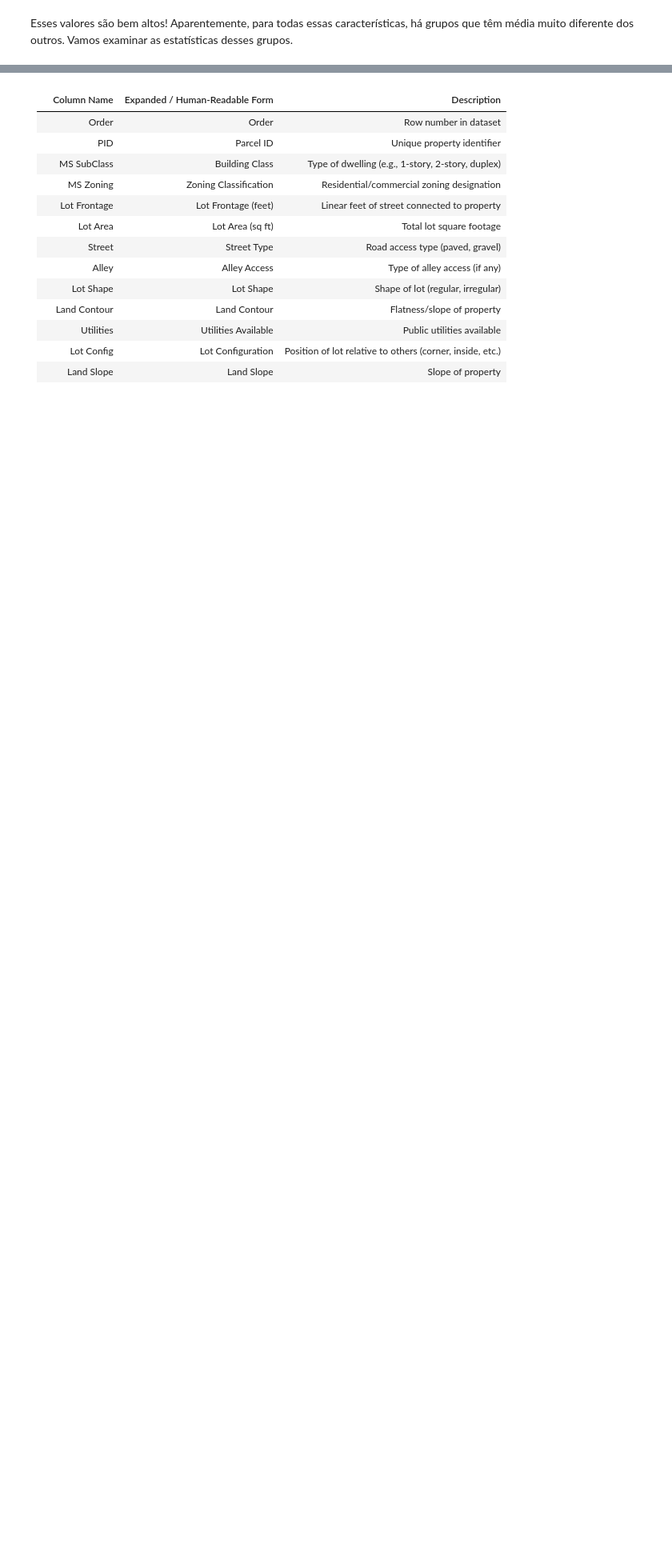
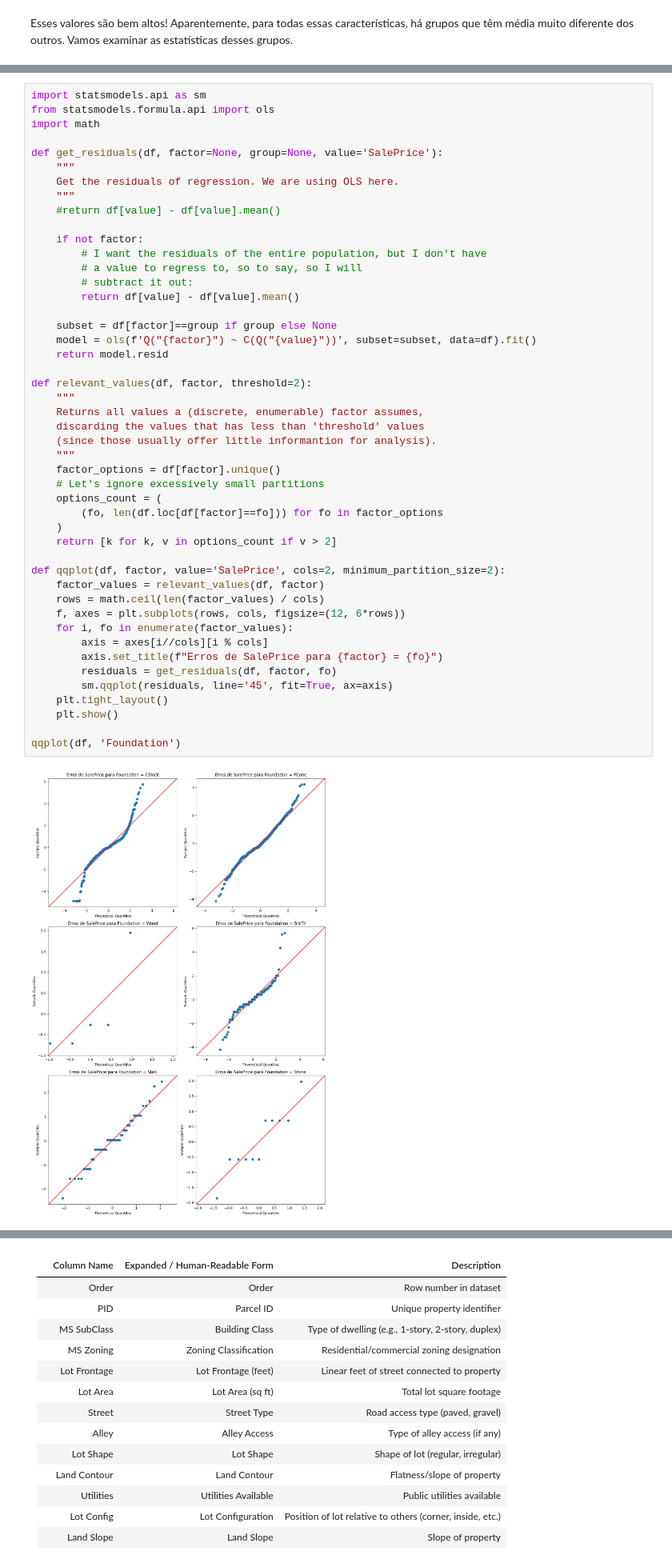
Before and after one commit to brandizzi/AEDI2025, a Jupyter notebook: Tarefa3.ipynb, the cells around one changed output, grey strips where cells are left out. Shown at 80% size. Cells and saved outputs as stored; diff of their text form; blank space fills up the shorter version.

```diff
--- a/Tarefa3.ipynb
+++ b/Tarefa3.ipynb
@@ -130,0 +134,49 @@ Isso, claro, se os pré-requisitos de ANOVA se aplicarem a esses dados...
+# %%
+import statsmodels.api as sm
+from statsmodels.formula.api import ols
+import math
+
+def get_residuals(df, factor=None, group=None, value='SalePrice'):
+    """
+    Get the residuals of regression. We are using OLS here.
+    """
+    #return df[value] - df[value].mean()
+
+    if not factor:
+        # I want the residuals of the entire population, but I don't have
+        # a value to regress to, so to say, so I will
+        # subtract it out:
+        return df[value] - df[value].mean()
+
+    subset = df[factor]==group if group else None
+    model = ols(f'Q("{factor}") ~ C(Q("{value}"))', subset=subset, data=df).fit()
+    return model.resid
+
+def relevant_values(df, factor, threshold=2):
+    """
+    Returns all values a (discrete, enumerable) factor assumes,
+    discarding the values that has less than 'threshold' values
+    (since those usually offer little informantion for analysis).
+    """
+    factor_options = df[factor].unique()
+    # Let's ignore excessively small partitions
+    options_count = (
+        (fo, len(df.loc[df[factor]==fo])) for fo in factor_options
+    )
+    return [k for k, v in options_count if v > 2]
+
+def qqplot(df, factor, value='SalePrice', cols=2, minimum_partition_size=2):
+    factor_values = relevant_values(df, factor)
+    rows = math.ceil(len(factor_values) / cols)
+    f, axes = plt.subplots(rows, cols, figsize=(12, 6*rows))
+    for i, fo in enumerate(factor_values):
+        axis = axes[i//cols][i % cols]
+        axis.set_title(f"Erros de SalePrice para {factor} = {fo}")
+        residuals = get_residuals(df, factor, fo)
+        sm.qqplot(residuals, line='45', fit=True, ax=axis)
+    plt.tight_layout()
+    plt.show()
+
+qqplot(df, 'Foundation')
+# %% [output]
+[figure, added]
```
Also changed, not shown: parts of 30 cells of this notebook.
